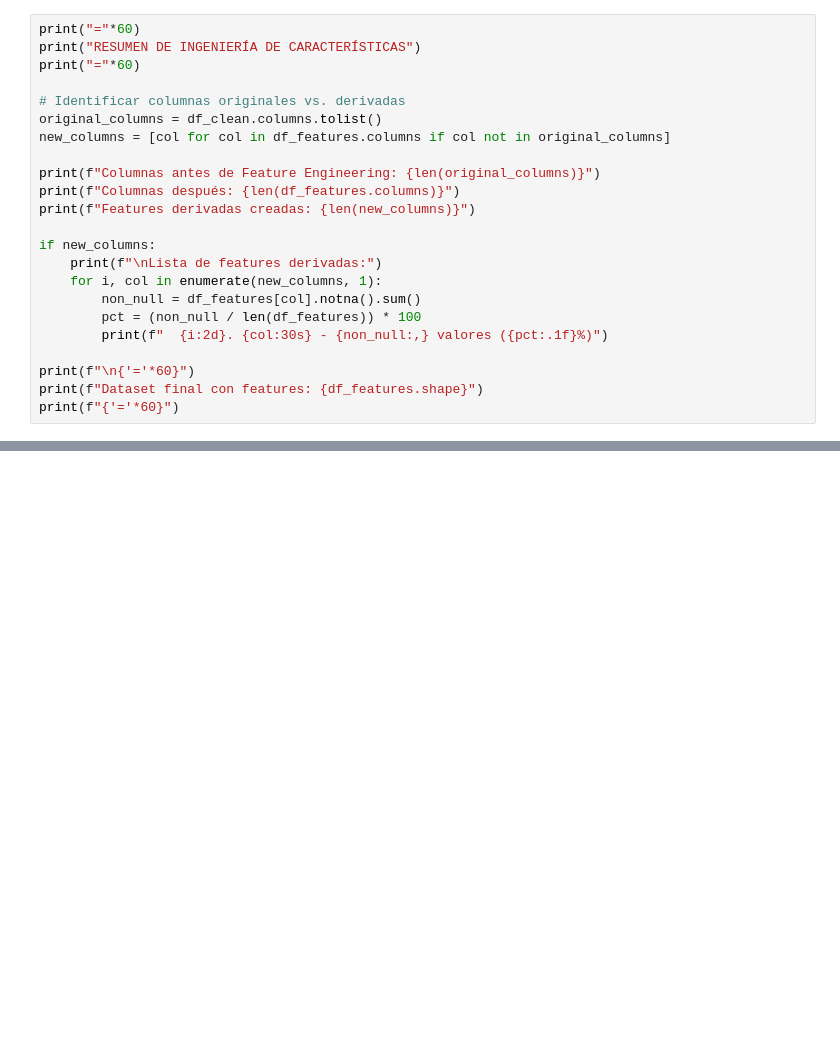
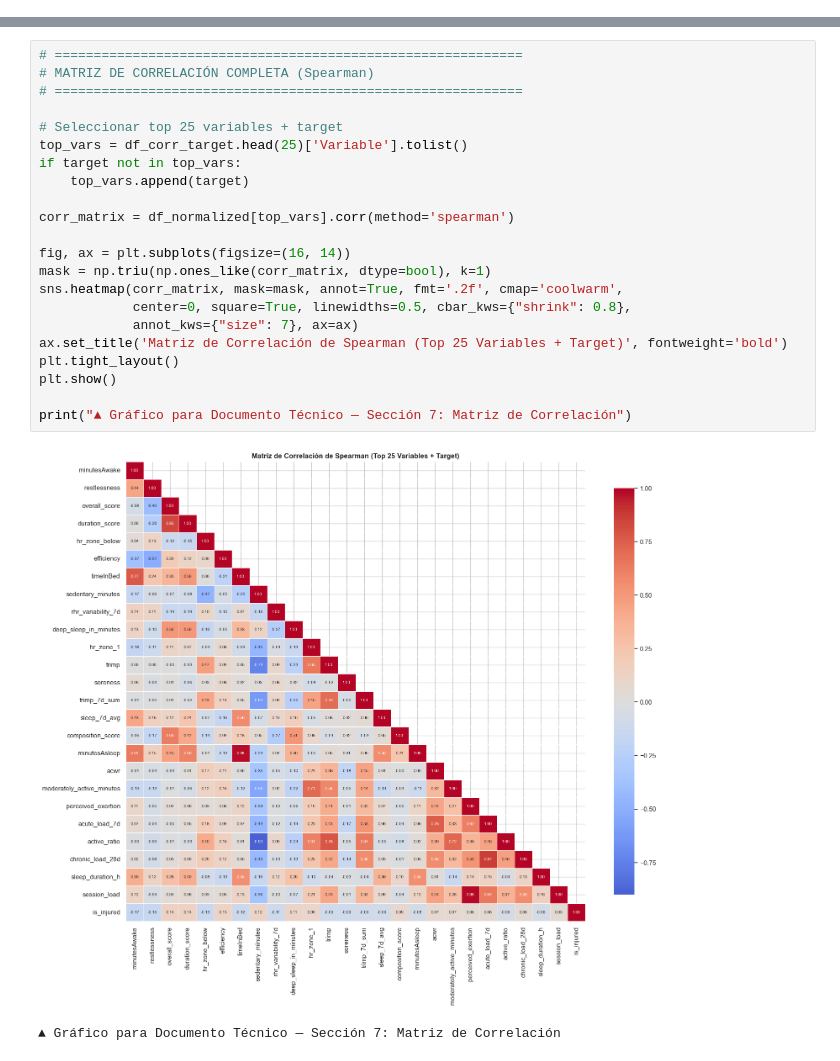
Before and after one commit to BrunoMS0/tesis_riesgo_lesion_R1, a Jupyter notebook: notebooks/R1_Feature_Engineering.ipynb, the cells around one changed output, grey strips where cells are left out. Saved outputs shown, nothing was run; the diff lists cells and outputs as text; blank space fills up the shorter version.

```diff
--- a/notebooks/R1_Feature_Engineering.ipynb
+++ b/notebooks/R1_Feature_Engineering.ipynb
@@ -1172,23 +0,0 @@ VARIABLES DE ACTIVIDAD Y EJERCICIO
-# %%
-print("="*60)
-print("RESUMEN DE INGENIERÍA DE CARACTERÍSTICAS")
-print("="*60)
-
-# Identificar columnas originales vs. derivadas
-original_columns = df_clean.columns.tolist()
-new_columns = [col for col in df_features.columns if col not in original_columns]
-
-print(f"Columnas antes de Feature Engineering: {len(original_columns)}")
-print(f"Columnas después: {len(df_features.columns)}")
-print(f"Features derivadas creadas: {len(new_columns)}")
-
-if new_columns:
-    print(f"\nLista de features derivadas:")
-    for i, col in enumerate(new_columns, 1):
-        non_null = df_features[col].notna().sum()
-        pct = (non_null / len(df_features)) * 100
-        print(f"  {i:2d}. {col:30s} - {non_null:,} valores ({pct:.1f}%)")
-
-print(f"\n{'='*60}")
-print(f"Dataset final con features: {df_features.shape}")
-print(f"{'='*60}")
@@ -2334,0 +1417,25 @@ Este notebook implementó un pipeline completo de Feature Engineering con las si
+# %%
+# ============================================================
+# MATRIZ DE CORRELACIÓN COMPLETA (Spearman)
+# ============================================================
+
+# Seleccionar top 25 variables + target
+top_vars = df_corr_target.head(25)['Variable'].tolist()
+if target not in top_vars:
+    top_vars.append(target)
+
+corr_matrix = df_normalized[top_vars].corr(method='spearman')
+
+fig, ax = plt.subplots(figsize=(16, 14))
+mask = np.triu(np.ones_like(corr_matrix, dtype=bool), k=1)
+sns.heatmap(corr_matrix, mask=mask, annot=True, fmt='.2f', cmap='coolwarm',
+            center=0, square=True, linewidths=0.5, cbar_kws={"shrink": 0.8},
+            annot_kws={"size": 7}, ax=ax)
+ax.set_title('Matriz de Correlación de Spearman (Top 25 Variables + Target)', fontweight='bold')
+plt.tight_layout()
+plt.show()
+
+print("▲ Gráfico para Documento Técnico — Sección 7: Matriz de Correlación")
+# %% [output]
+[figure, added]
+▲ Gráfico para Documento Técnico — Sección 7: Matriz de Correlación
```
Also changed, not shown: parts of 101 cells of this notebook.
